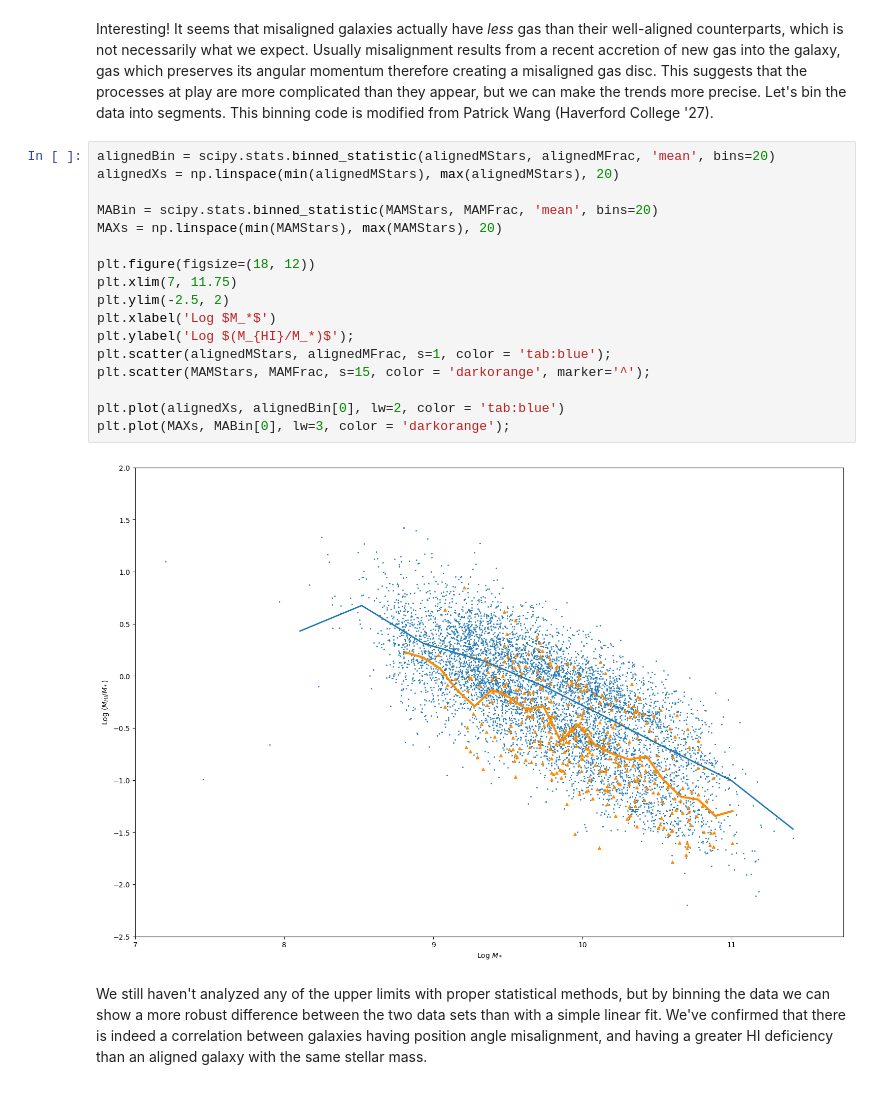
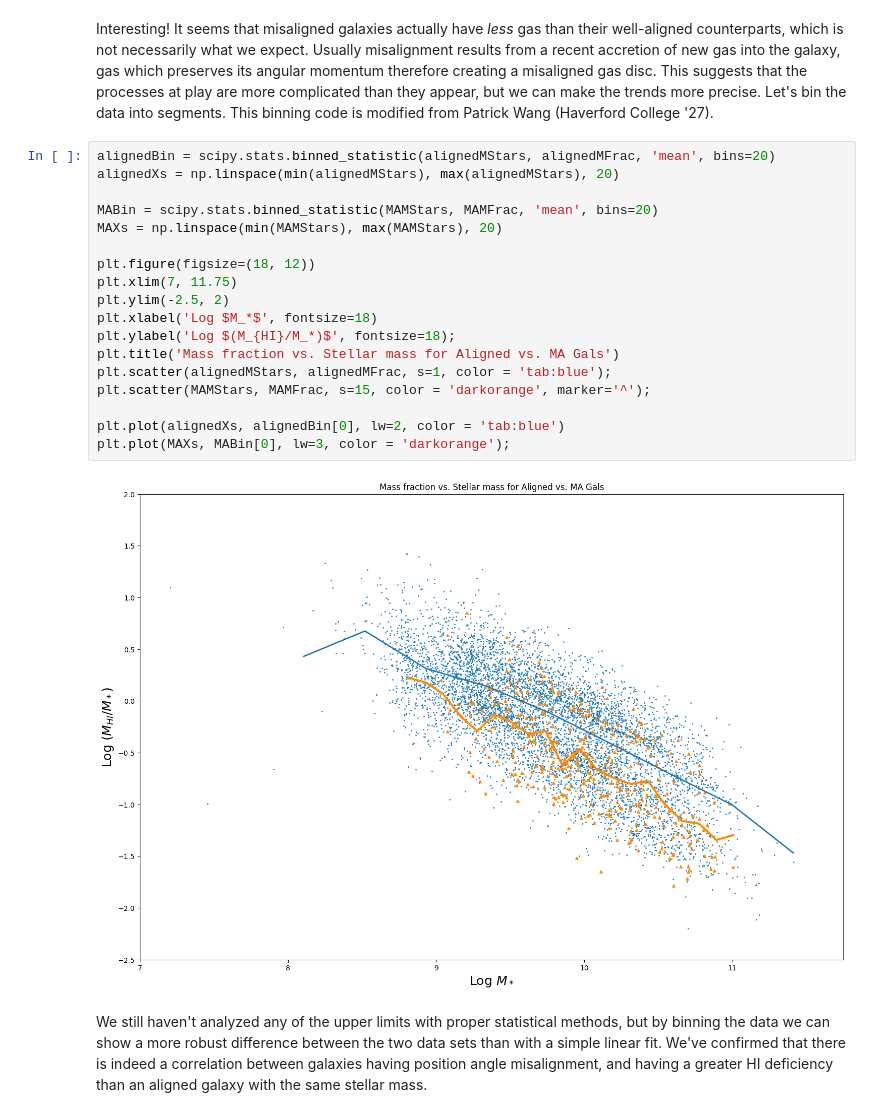
Before and after one commit to harrisonfwest/HI-MaNGA, a Jupyter notebook: HI-MaNGA_MisalignmentAndDeficiency.ipynb, the cells around one changed output. Cells and saved outputs as stored; diff of their text form.

```diff
--- a/HI-MaNGA_MisalignmentAndDeficiency.ipynb
+++ b/HI-MaNGA_MisalignmentAndDeficiency.ipynb
@@ -145,22 +145,23 @@ Interesting! It seems that misaligned galaxies actually have *less* gas than the
 # %%
 alignedBin = scipy.stats.binned_statistic(alignedMStars, alignedMFrac, 'mean', bins=20)
 alignedXs = np.linspace(min(alignedMStars), max(alignedMStars), 20)
 
 MABin = scipy.stats.binned_statistic(MAMStars, MAMFrac, 'mean', bins=20)
 MAXs = np.linspace(min(MAMStars), max(MAMStars), 20)
 
 plt.figure(figsize=(18, 12))
 plt.xlim(7, 11.75)
 plt.ylim(-2.5, 2)
-plt.xlabel('Log $M_*$')
-plt.ylabel('Log $(M_{HI}/M_*)$');
+plt.xlabel('Log $M_*$', fontsize=18)
+plt.ylabel('Log $(M_{HI}/M_*)$', fontsize=18);
+plt.title('Mass fraction vs. Stellar mass for Aligned vs. MA Gals')
 plt.scatter(alignedMStars, alignedMFrac, s=1, color = 'tab:blue');
 plt.scatter(MAMStars, MAMFrac, s=15, color = 'darkorange', marker='^');
 
 plt.plot(alignedXs, alignedBin[0], lw=2, color = 'tab:blue')
 plt.plot(MAXs, MABin[0], lw=3, color = 'darkorange');
 # %% [output]
-[figure, old version]
+[figure, new version]
 # %% [markdown]
 We still haven't analyzed any of the upper limits with proper statistical methods, but by binning the data we can show a more robust difference between the two data sets than with a simple linear fit. We've confirmed that there is indeed a correlation between galaxies having position angle misalignment, and having a greater HI deficiency than an aligned galaxy with the same stellar mass.
 # %% [markdown]
```
